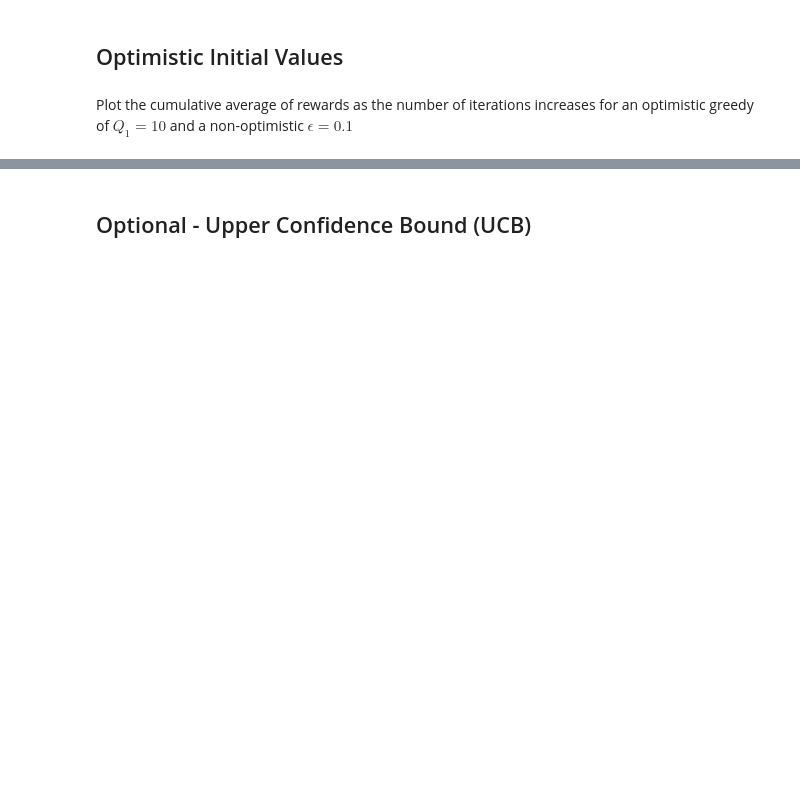
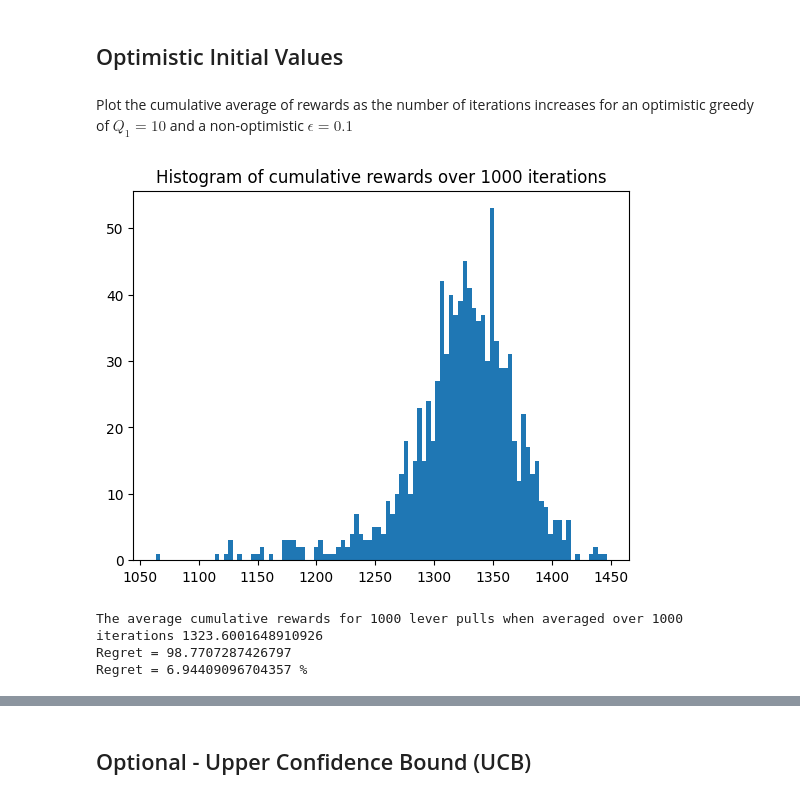
Before and after one commit to aksharzala2585/WiDS-2024-Can-Computers-Think, a Jupyter notebook: Week 1/work_on_bandits.ipynb, the cells around one changed output, grey strips where cells are left out. Drawn from its saved outputs; the diff is of its cells as text; code cells hidden in the pictures; blank space fills up the shorter version.

```diff
--- a/Week 1/work_on_bandits.ipynb
+++ b/Week 1/work_on_bandits.ipynb
@@ -192,10 +165,46 @@ print(sum(max_val_at_epsilon)/len(max_val_at_epsilon))
 # %% [markdown]
 ## Optimistic Initial Values
-# %%
-def run_optimistic_greedy():
-    # TODO: Implement the optimistic greedy algorithm here
-
-    # Return the reward from the bandits in a list
-    pass
+# %%
+def run_optimistic_greedy(epsilon,q1,num_of_iterations):
+    mean_score= [q1 for i in range(n)]
+    number_of_pulls = [1 for i in range(n)]
+    cumulative_reward = 0
+    for x in range(num_of_iterations):
+        i = random.random()
+        if i < epsilon:
+            bandit_num = random.randint(0,n-1)
+            lever_val = bandits[bandit_num].pullLever()
+            mean_score[bandit_num] = (mean_score[bandit_num]*number_of_pulls[bandit_num] + lever_val)/(number_of_pulls[bandit_num]+1)
+            number_of_pulls[bandit_num] +=1
+            cumulative_reward+=lever_val
+        else:
+            max_index= np.argmax(mean_score)
+            bandit_num = max_index
+            lever_val = bandits[bandit_num].pullLever()
+            mean_score[bandit_num] = (mean_score[bandit_num]*number_of_pulls[bandit_num] + lever_val)/(number_of_pulls[bandit_num]+1)
+            number_of_pulls[bandit_num] +=1
+            cumulative_reward+=lever_val
+    return cumulative_reward
 # %% [markdown]
 Plot the cumulative average of rewards as the number of iterations increases for an optimistic greedy of $Q_1 = 10$ and a non-optimistic $\epsilon = 0.1$
+# %%
+cumulative_sum = []
+#the number of iterations - itr
+itr = 1000
+for x in range (itr):
+    cumulative_sum.append(run_optimistic_greedy(0,10,N))
+plt.hist(cumulative_sum,bins = 100)
+plt.title(f"Histogram of cumulative rewards over {itr} iterations")
+plt.show()
+sum_score = 0
+for score in cumulative_sum:
+    sum_score += score
+avg_optimistic = sum_score/itr
+print(f'The average cumulative rewards for {N} lever pulls when averaged over {itr} iterations {avg_optimistic}')
+print(f'Regret = {optimal_reward - avg_optimistic}')
+print(f'Regret = {(optimal_reward - avg_optimistic)/optimal_reward*100} %')
+# %% [output]
+[figure, added]
+The average cumulative rewards for 1000 lever pulls when averaged over 1000 iterations 1323.6001648910926
+Regret = 98.7707287426797
+Regret = 6.94409096704357 %
```
Also changed, not shown: parts of 14 cells of this notebook, 1 other file.
